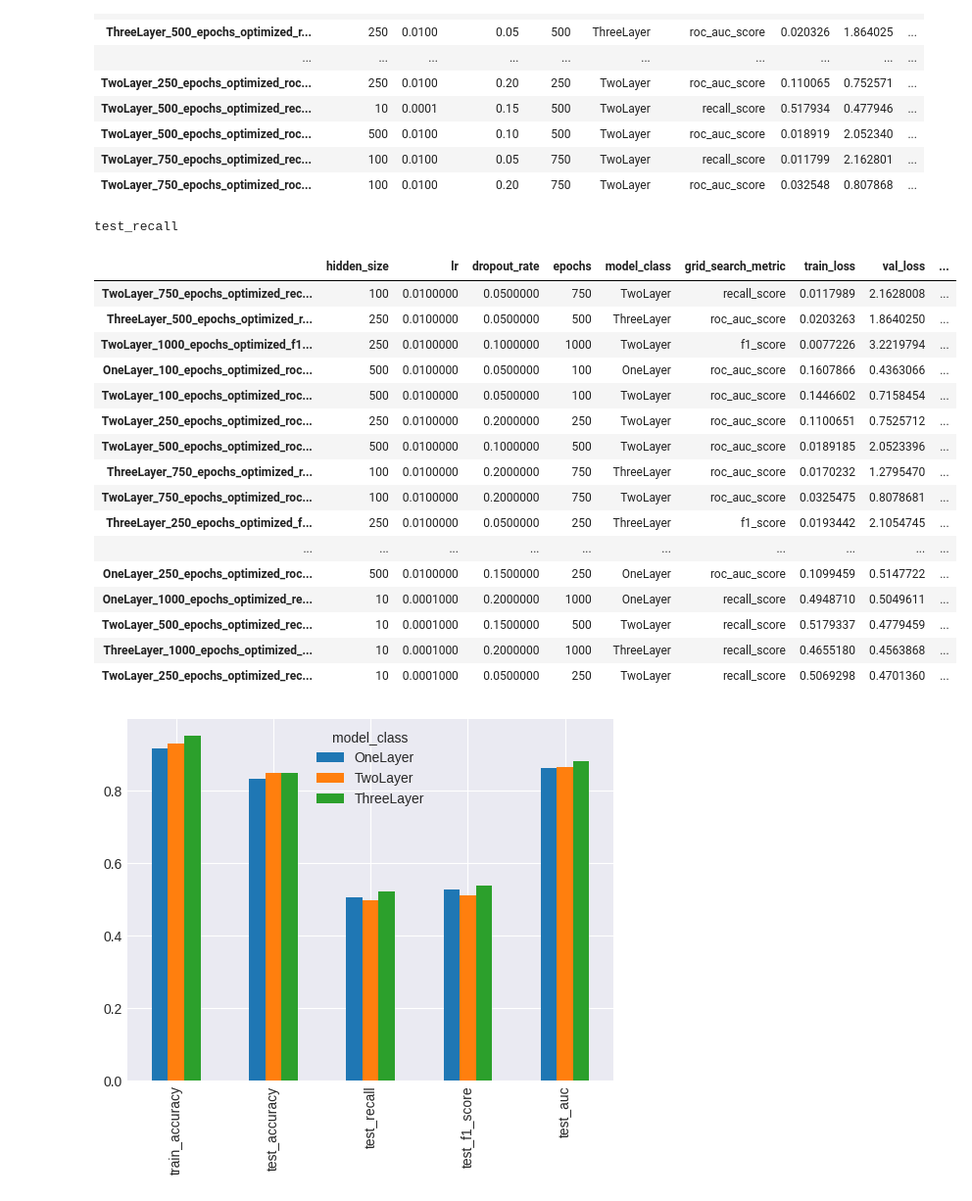
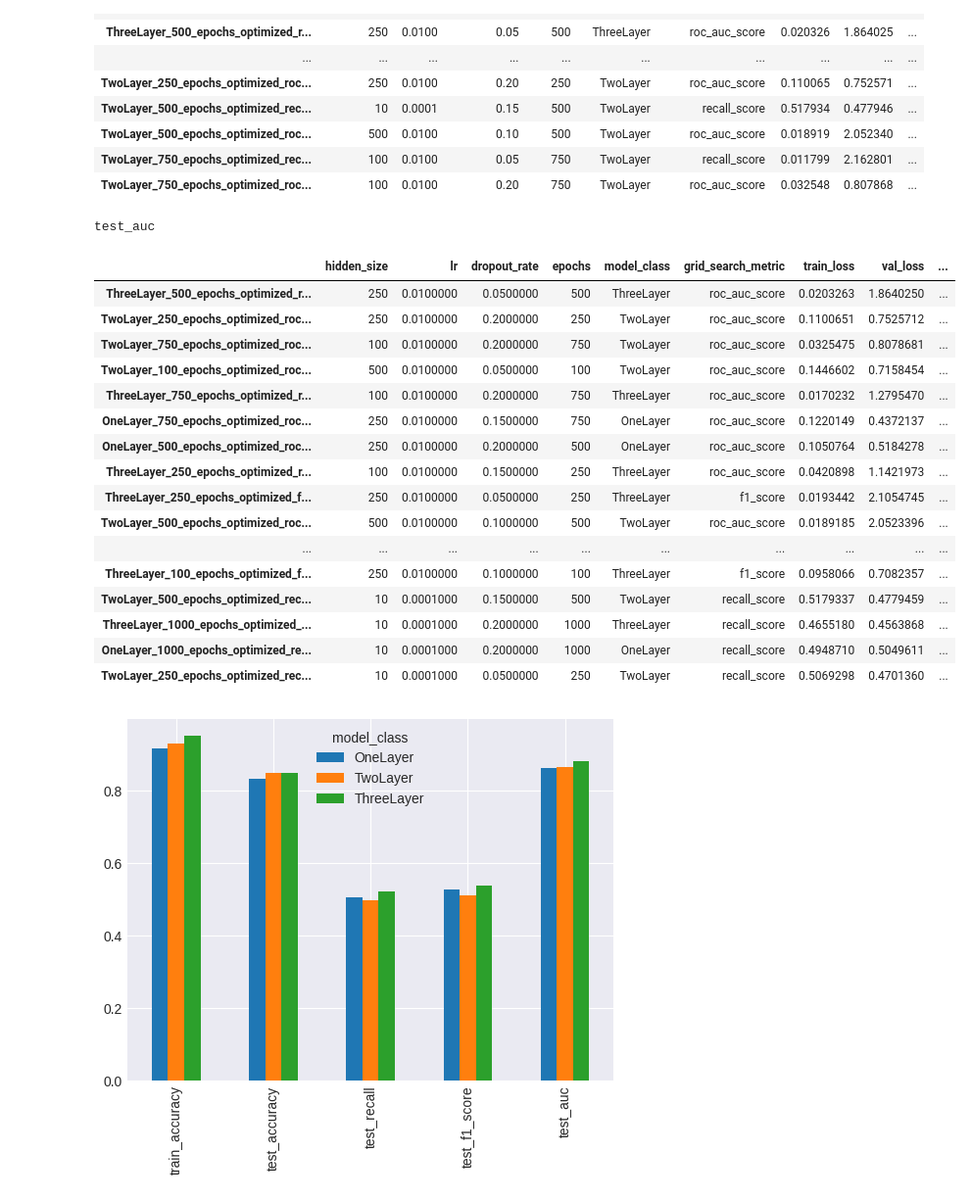
Before and after one commit to gojandrooo/DSE-Capstone, a Jupyter notebook: notebooks/04_data_viz/01_view_models.ipynb, the cells around one changed output. Shown at 98% size. Drawn from its saved outputs; the diff is of its cells as text; code cells hidden in the pictures.

```diff
--- a/notebooks/04_data_viz/01_view_models.ipynb
+++ b/notebooks/04_data_viz/01_view_models.ipynb
@@ -77,33 +77,33 @@ performance_df
 # %%
 metrics = [
     'test_accuracy',
     'test_precision',
     'test_recall',
     'test_f1_score',
     'test_auc'
 ]
-idx = 2
+idx = 4
 print(metrics[idx])
 
 performance_df.sort_values(by=metrics[idx], ascending=False)
 # %% [output]
-test_recall
+test_auc
 |  | hidden_size | lr | dropout_rate | epochs | model_class | grid_search_metric | train_loss | val_loss | ... |
-| TwoLayer_750_epochs_optimized_rec... | 100 | 0.0100000 | 0.0500000 | 750 | TwoLayer | recall_score | 0.0117989 | 2.1628008 | ... |
 | ThreeLayer_500_epochs_optimized_r... | 250 | 0.0100000 | 0.0500000 | 500 | ThreeLayer | roc_auc_score | 0.0203263 | 1.8640250 | ... |
-| TwoLayer_1000_epochs_optimized_f1... | 250 | 0.0100000 | 0.1000000 | 1000 | TwoLayer | f1_score | 0.0077226 | 3.2219794 | ... |
-| OneLayer_100_epochs_optimized_roc... | 500 | 0.0100000 | 0.0500000 | 100 | OneLayer | roc_auc_score | 0.1607866 | 0.4363066 | ... |
+| TwoLayer_250_epochs_optimized_roc... | 250 | 0.0100000 | 0.2000000 | 250 | TwoLayer | roc_auc_score | 0.1100651 | 0.7525712 | ... |
+| TwoLayer_750_epochs_optimized_roc... | 100 | 0.0100000 | 0.2000000 | 750 | TwoLayer | roc_auc_score | 0.0325475 | 0.8078681 | ... |
 | TwoLayer_100_epochs_optimized_roc... | 500 | 0.0100000 | 0.0500000 | 100 | TwoLayer | roc_auc_score | 0.1446602 | 0.7158454 | ... |
-| TwoLayer_250_epochs_optimized_roc... | 250 | 0.0100000 | 0.2000000 | 250 | TwoLayer | roc_auc_score | 0.1100651 | 0.7525712 | ... |
+| ThreeLayer_750_epochs_optimized_r... | 100 | 0.0100000 | 0.2000000 | 750 | ThreeLayer | roc_auc_score | 0.0170232 | 1.2795470 | ... |
+| OneLayer_750_epochs_optimized_roc... | 250 | 0.0100000 | 0.1500000 | 750 | OneLayer | roc_auc_score | 0.1220149 | 0.4372137 | ... |
+| OneLayer_500_epochs_optimized_roc... | 250 | 0.0100000 | 0.2000000 | 500 | OneLayer | roc_auc_score | 0.1050764 | 0.5184278 | ... |
+| ThreeLayer_250_epochs_optimized_r... | 100 | 0.0100000 | 0.1500000 | 250 | ThreeLayer | roc_auc_score | 0.0420898 | 1.1421973 | ... |
+| ThreeLayer_250_epochs_optimized_f... | 250 | 0.0100000 | 0.0500000 | 250 | ThreeLayer | f1_score | 0.0193442 | 2.1054745 | ... |
 | TwoLayer_500_epochs_optimized_roc... | 500 | 0.0100000 | 0.1000000 | 500 | TwoLayer | roc_auc_score | 0.0189185 | 2.0523396 | ... |
-| ThreeLayer_750_epochs_optimized_r... | 100 | 0.0100000 | 0.2000000 | 750 | ThreeLayer | roc_auc_score | 0.0170232 | 1.2795470 | ... |
-| TwoLayer_750_epochs_optimized_roc... | 100 | 0.0100000 | 0.2000000 | 750 | TwoLayer | roc_auc_score | 0.0325475 | 0.8078681 | ... |
-| ThreeLayer_250_epochs_optimized_f... | 250 | 0.0100000 | 0.0500000 | 250 | ThreeLayer | f1_score | 0.0193442 | 2.1054745 | ... |
 | ... | ... | ... | ... | ... | ... | ... | ... | ... | ... |
-| OneLayer_250_epochs_optimized_roc... | 500 | 0.0100000 | 0.1500000 | 250 | OneLayer | roc_auc_score | 0.1099459 | 0.5147722 | ... |
-| OneLayer_1000_epochs_optimized_re... | 10 | 0.0001000 | 0.2000000 | 1000 | OneLayer | recall_score | 0.4948710 | 0.5049611 | ... |
+| ThreeLayer_100_epochs_optimized_f... | 250 | 0.0100000 | 0.1000000 | 100 | ThreeLayer | f1_score | 0.0958066 | 0.7082357 | ... |
 | TwoLayer_500_epochs_optimized_rec... | 10 | 0.0001000 | 0.1500000 | 500 | TwoLayer | recall_score | 0.5179337 | 0.4779459 | ... |
 | ThreeLayer_1000_epochs_optimized_... | 10 | 0.0001000 | 0.2000000 | 1000 | ThreeLayer | recall_score | 0.4655180 | 0.4563868 | ... |
+| OneLayer_1000_epochs_optimized_re... | 10 | 0.0001000 | 0.2000000 | 1000 | OneLayer | recall_score | 0.4948710 | 0.5049611 | ... |
 | TwoLayer_250_epochs_optimized_rec... | 10 | 0.0001000 | 0.0500000 | 250 | TwoLayer | recall_score | 0.5069298 | 0.4701360 | ... |
 # %%
 cols = [
```
Also changed, not shown: parts of 7 cells of this notebook, 3 other files.
